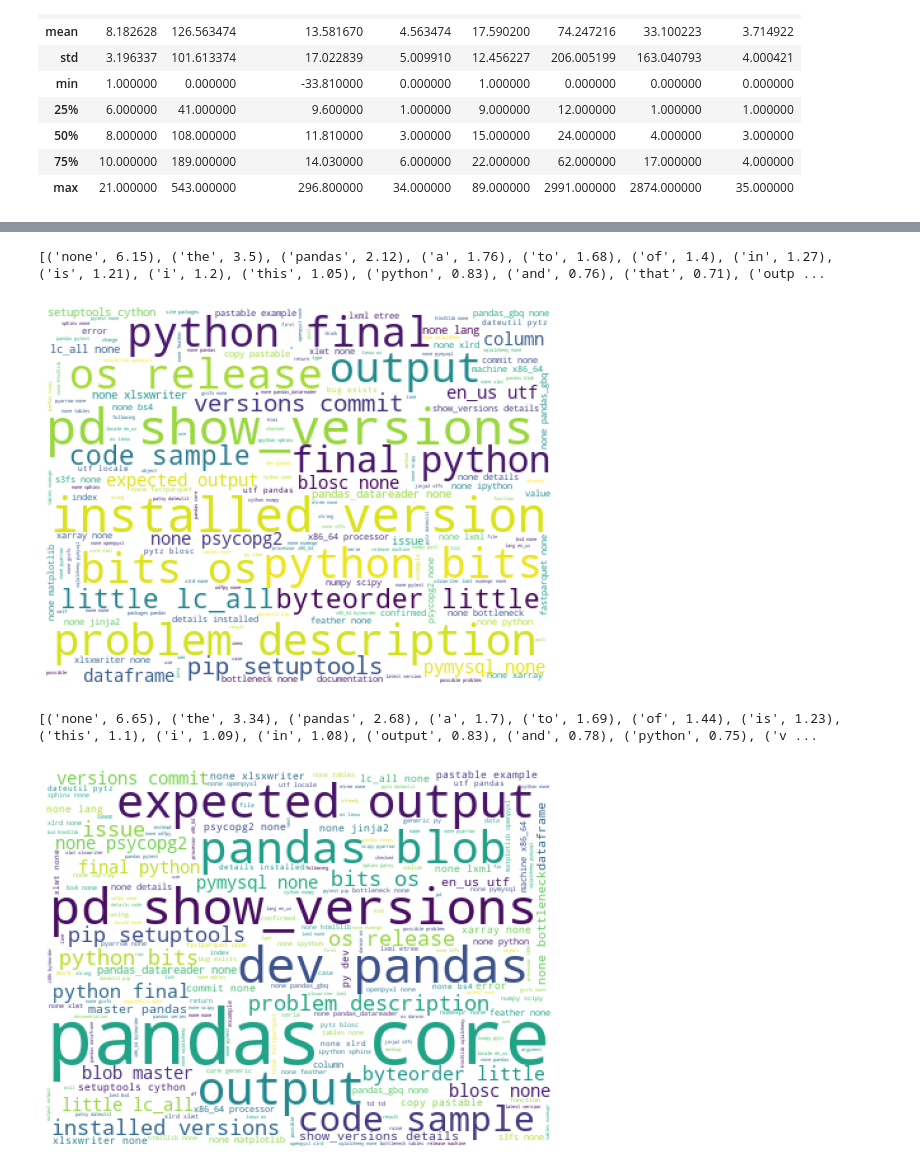
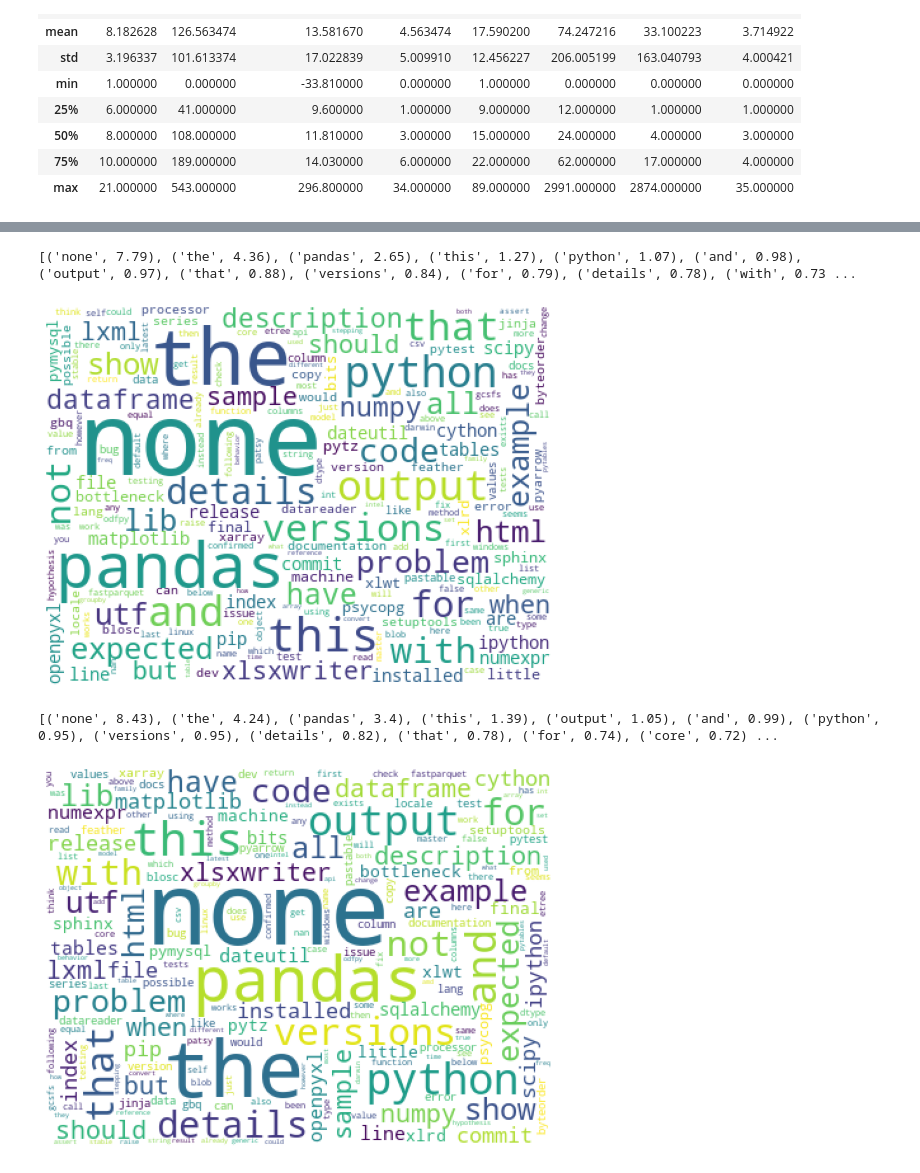
Before and after one commit to dune0310421/GFI-test-new, a Jupyter notebook: dataProcessing1/Analysis.ipynb, the cells around one changed output, grey strips where cells are left out. Drawn from its saved outputs; the diff is of its cells as text; code cells hidden in the pictures.

Commit message:
update analysis with gfi-bot data

````diff
--- a/dataProcessing1/Analysis.ipynb
+++ b/dataProcessing1/Analysis.ipynb
@@ -17,0 +51,7 @@ True
+# %%
+keys = list(contrib_cnt.keys())
+for key in keys:
+    if contrib_cnt[key] == 1 and int(df[df.resolver == key].resolver_commit_num) <= 1:
+        if pd.to_datetime("2022-07-01 00:00:00") - df[df.resolver == key][-1:].closed_at.values[0] < dt:
+            contrib_cnt.pop(key)
+print(len(contrib_cnt))
@@ -18 +60,4 @@ True
+# %%
+# 去除无法判别为otc或notc的数据
+df = df[df.resolver.map(lambda x: x in contrib_cnt.keys())]
 # %%
@@ -43,4 +83,5 @@ len(df), len(gfi), len(ngfi)
 # %%
+# 文本部分处理
 def count_code_snippets(s: str) -> int:
     p = re.compile(r"```.+?```", flags=re.S)
     if s is None:
@@ -190,11 +231,13 @@ def get_categorized_labels(labels: list) -> dict:
 
 def count_words(s):
     s = s.lower()
+#     lst = word_tokenize(s)
+#     interpunctuations = ['<','>\|+|\'+|\d|\`+|\#+|\s+|\,+|\.+|\!+|\:+|\?+|\;+|\(+|\)+|\-+|\_+|\=+|\++|\“+|\、+|\/+|\{+|\}+|\”+|\：+|\。+|\“+|\[+|\]+|\【+|\】+|\—+|\%+|\"+']
     lst = re.split('\<+|\>+|\|+|\'+|\d|\`+|\#+|\s+|\,+|\.+|\!+|\:+|\?+|\;+|\(+|\)+|\-+|\_+|\=+|\++|\“+|\、+|\/+|\{+|\}+|\”+|\：+|\。+|\“+|\[+|\]+|\【+|\】+|\—+|\%+|\"+',s)
     diccount = {}
     cnt = 0
     for i in lst:
-        if i == ' ' or i =='' or len(i)==1:
+        if i == ' ' or i =='' or len(i)<=2:
             continue
         cnt += 1
         if i not in diccount:
@@ -233,0 +272,6 @@ len(otc_gfi), len(notc_gfi)
+# %%
+gfi = data_analysis(gfi)
+
+otc_gfi = gfi[gfi.resolver.map(lambda r: contrib_cnt[r] == 1)]
+notc_gfi = gfi[gfi.resolver.map(lambda r: contrib_cnt[r] > 1)]
+len(otc_gfi), len(notc_gfi)
@@ -406,39 +445,40 @@ Name: body_words_cnt, Length: 449, dtype: object
 # %%
 from wordcloud import WordCloud
 import matplotlib.pyplot as plt
 
 def plot_word_cloud(s):
     s = s.lower()
     wordcloud = WordCloud(background_color="white",\
                       width = 400,\
                       height = 300,\
                       max_font_size = 80,\
                       contour_width = 3,\
                       contour_color = 'steelblue'
-                      ).generate(s)
+#                       ).generate(s)
+                      ).generate_from_frequencies(dic1)
     plt.figure(figsize=(13,7))
     plt.imshow(wordcloud)
     plt.axis("off")
     plt.show()
 
 s1 = otc_gfi["clean_body1"].sum().lower()
 # print(s1)
 
 dic1 = count_words(s1)
-dic1 = sorted(dic1.items(),key=lambda d:d[1],reverse=True)
-print(dic1[0:100])
+dic11 = sorted(dic1.items(),key=lambda d:d[1],reverse=True)
+print(dic11[0:100])
 
 plot_word_cloud(s1)
 # %% [output]
-[('none', 6.15), ('the', 3.5), ('pandas', 2.12), ('a', 1.76), ('to', 1.68), ('of', 1.4), ('in', 1.27), ('is', 1.21), ('i', 1.2), ('this', 1.05), ('python', 0.83), ('and', 0.76), ('that', 0.71), ('outp ...
+[('none', 7.79), ('the', 4.36), ('pandas', 2.65), ('this', 1.27), ('python', 1.07), ('and', 0.98), ('output', 0.97), ('that', 0.88), ('versions', 0.84), ('for', 0.79), ('details', 0.78), ('with', 0.73 ...
-[figure, old version]
+[figure, new version]
 # %%
 s2 = notc_gfi["clean_body1"].sum().lower()
 dic2 = count_words(s2)
-dic2 = sorted(dic2.items(),key=lambda d:d[1],reverse=True)
-print(dic2[0:100])
+dic22 = sorted(dic2.items(),key=lambda d:d[1],reverse=True)
+print(dic22[0:100])
 
 plot_word_cloud(s2)
 # %% [output]
-[('none', 6.65), ('the', 3.34), ('pandas', 2.68), ('a', 1.7), ('to', 1.69), ('of', 1.44), ('is', 1.23), ('this', 1.1), ('i', 1.09), ('in', 1.08), ('output', 0.83), ('and', 0.78), ('python', 0.75), ('v ...
+[('none', 8.43), ('the', 4.24), ('pandas', 3.4), ('this', 1.39), ('output', 1.05), ('and', 0.99), ('python', 0.95), ('versions', 0.95), ('details', 0.82), ('that', 0.78), ('for', 0.74), ('core', 0.72) ...
-[figure, old version]
+[figure, new version]
````
Also changed, not shown: parts of 62 cells of this notebook, 3 other files.
